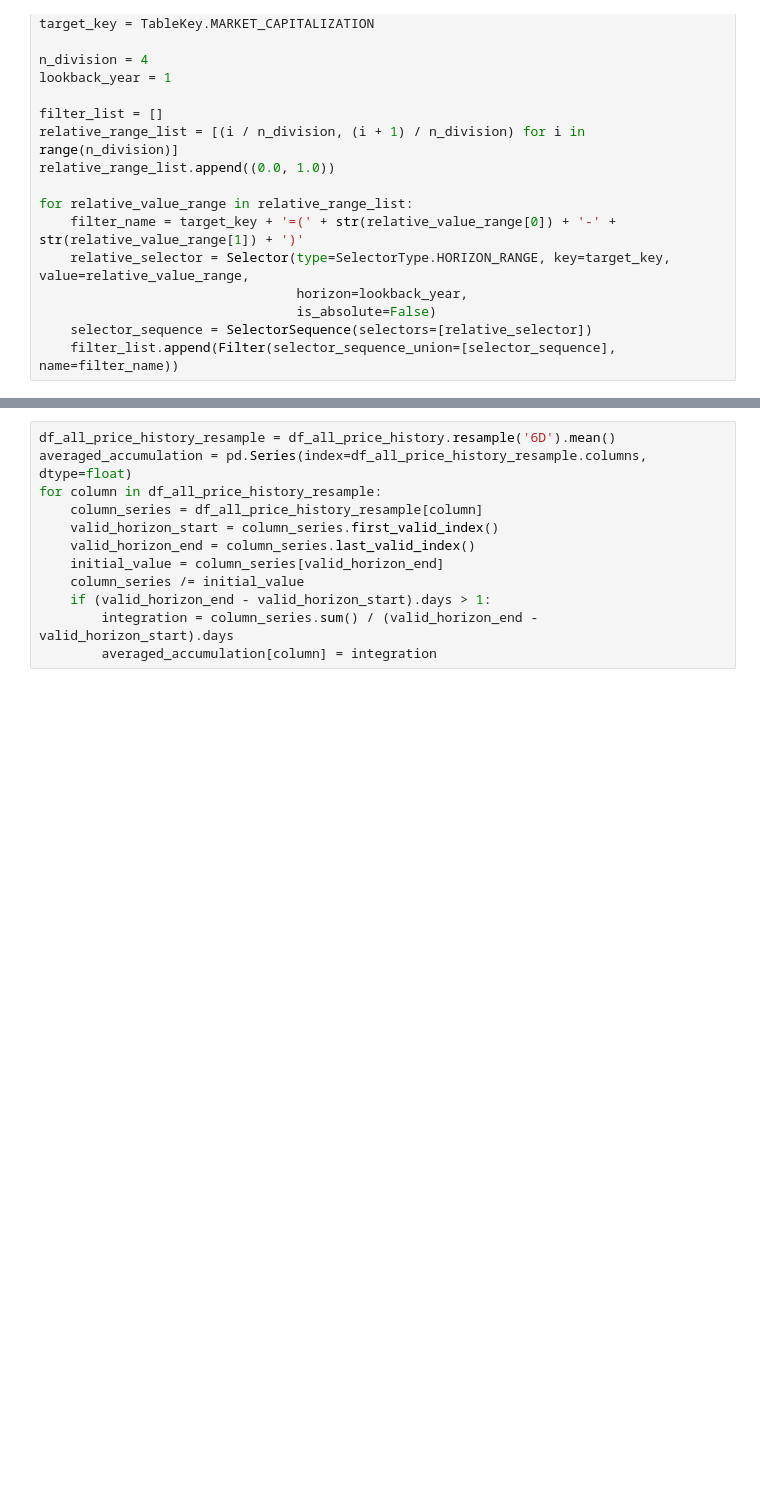
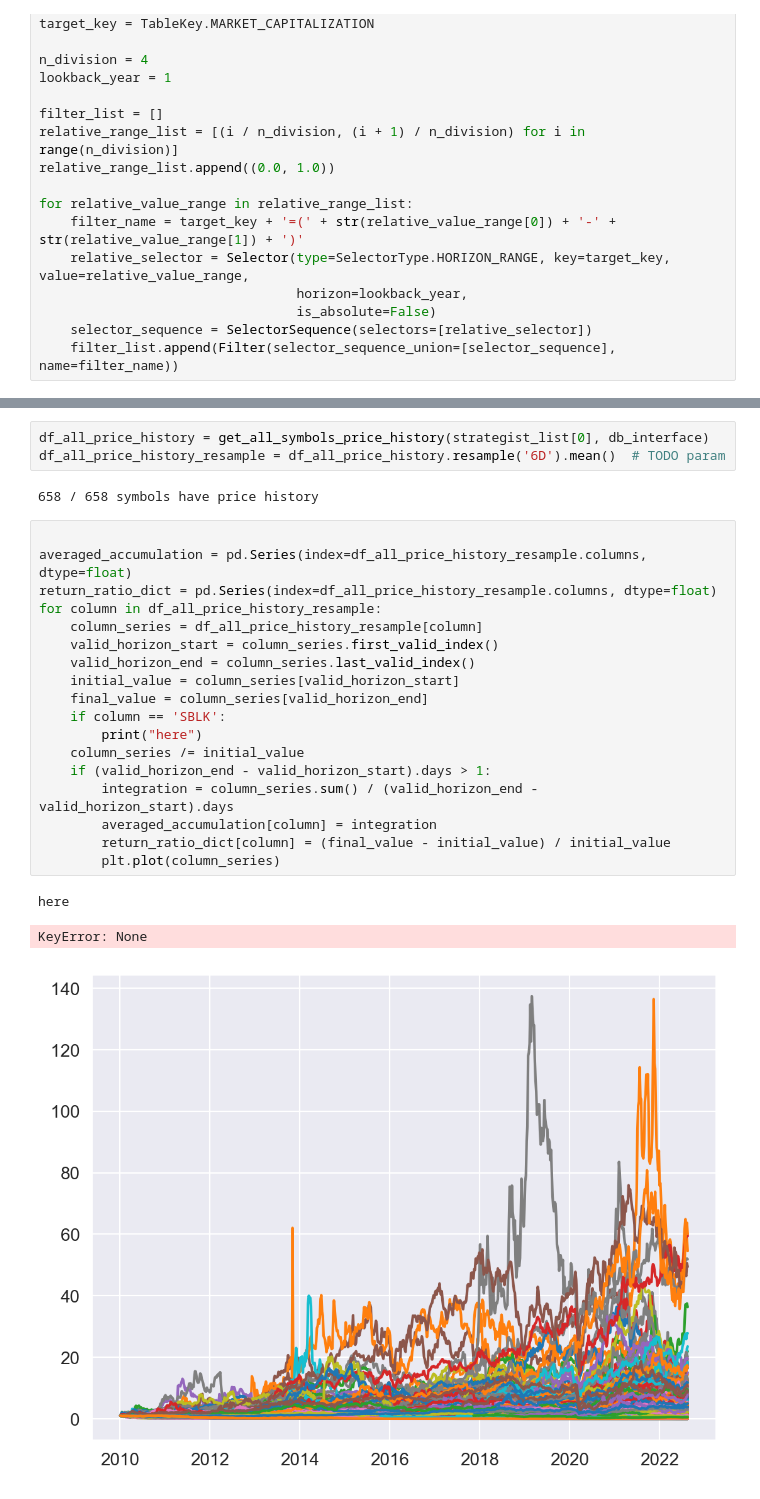
Before and after one commit to icsl-Jeon/EastFox, a Jupyter notebook: seminar/backtesting.ipynb, the cells around one changed output, grey strips where cells are left out. Drawn from its saved outputs; the diff is of its cells as text; blank space fills up the shorter version.

```diff
--- a/seminar/backtesting.ipynb
+++ b/seminar/backtesting.ipynb
@@ -149,12 +137,27 @@ for segment in strategist.state[1:]:
+# %%
+df_all_price_history = get_all_symbols_price_history(strategist_list[0], db_interface)
+df_all_price_history_resample = df_all_price_history.resample('6D').mean()  # TODO param
+# %% [output]
+658 / 658 symbols have price history
 # %%
-df_all_price_history_resample = df_all_price_history.resample('6D').mean()
+
 averaged_accumulation = pd.Series(index=df_all_price_history_resample.columns, dtype=float)
+return_ratio_dict = pd.Series(index=df_all_price_history_resample.columns, dtype=float)
 for column in df_all_price_history_resample:
     column_series = df_all_price_history_resample[column]
     valid_horizon_start = column_series.first_valid_index()
     valid_horizon_end = column_series.last_valid_index()
-    initial_value = column_series[valid_horizon_end]
+    initial_value = column_series[valid_horizon_start]
+    final_value = column_series[valid_horizon_end]
+    if column == 'SBLK':
+        print("here")
     column_series /= initial_value
     if (valid_horizon_end - valid_horizon_start).days > 1:
         integration = column_series.sum() / (valid_horizon_end - valid_horizon_start).days
         averaged_accumulation[column] = integration
+        return_ratio_dict[column] = (final_value - initial_value) / initial_value
+        plt.plot(column_series)
+# %% [output]
+here
+KeyError: None
+[figure, added]
```
Also changed, not shown: parts of 15 cells of this notebook, 2 other files.
